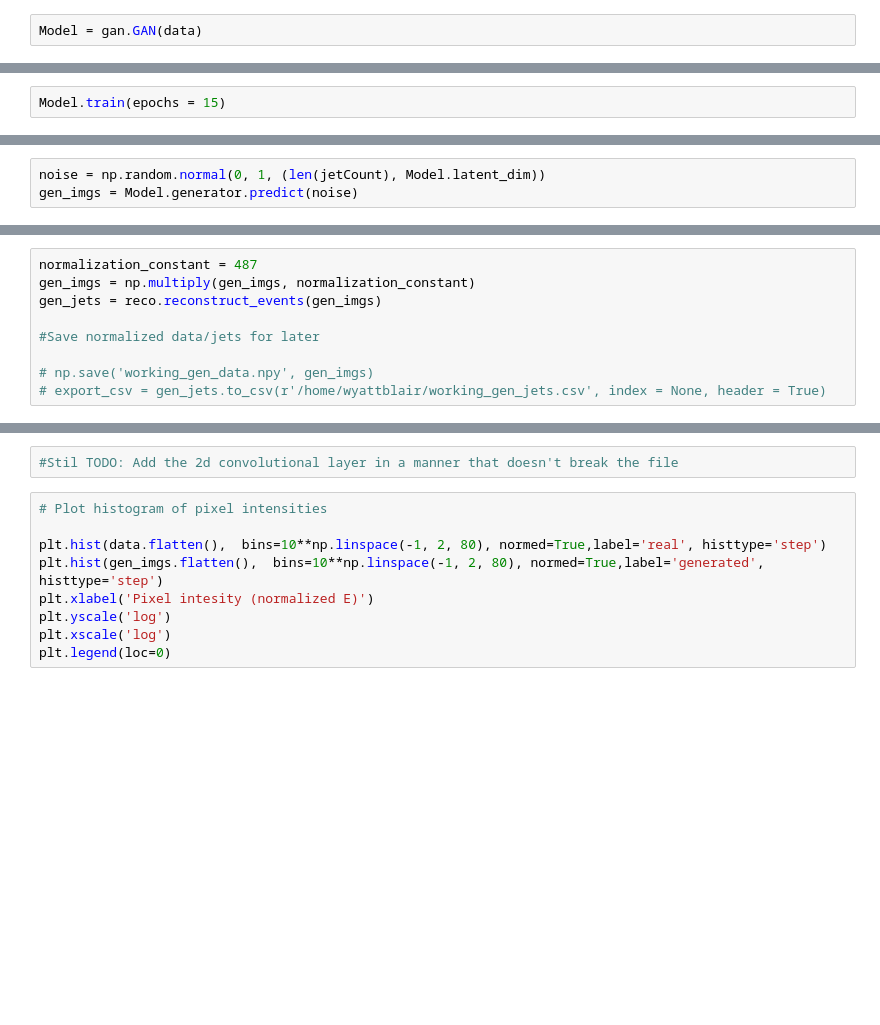
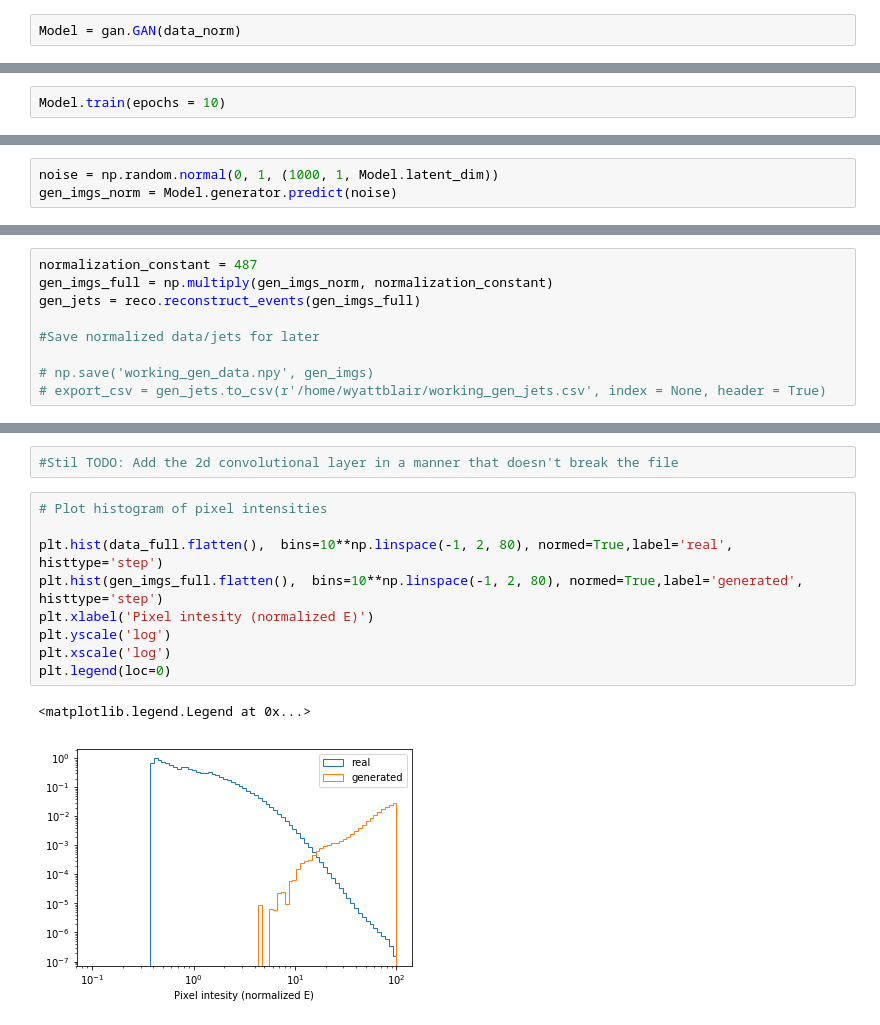
Before and after one commit to WyattBlair77/DataExploration, a Jupyter notebook: Preliminary_GAN.ipynb, the cells around one changed output, grey strips where cells are left out. Cells and saved outputs as stored; diff of their text form; blank space fills up the shorter version.

```diff
--- a/Preliminary_GAN.ipynb
+++ b/Preliminary_GAN.ipynb
@@ -123,5 +126,5 @@ plt.figure()
 # %% [markdown]
 ### Keras
 # %%
-Model = gan.GAN(data)
+Model = gan.GAN(data_norm)
 # %% [output]
@@ -145,3 +148,3 @@ _________________________________________________________________
 # %%
-Model.train(epochs = 15)
+Model.train(epochs = 10)
 # %% [output]
@@ -151,6 +161,6 @@ ValueError: If your data is in the form of symbolic tensors, you should specify
 # %%
-noise = np.random.normal(0, 1, (len(jetCount), Model.latent_dim))
-gen_imgs = Model.generator.predict(noise)
+noise = np.random.normal(0, 1, (1000, 1, Model.latent_dim))
+gen_imgs_norm = Model.generator.predict(noise)
 # %% [markdown]
 ### Tensforflow
 # %%
@@ -186,8 +196,8 @@ gen_imgs = Model.generator.predict(noise)
 # Normalize generated data:
 # %%
 normalization_constant = 487
-gen_imgs = np.multiply(gen_imgs, normalization_constant)
-gen_jets = reco.reconstruct_events(gen_imgs)
+gen_imgs_full = np.multiply(gen_imgs_norm, normalization_constant)
+gen_jets = reco.reconstruct_events(gen_imgs_full)
 
 #Save normalized data/jets for later
 
@@ -247,11 +258,14 @@ plt.figure()
 # %%
 # Plot histogram of pixel intensities
 
-plt.hist(data.flatten(),  bins=10**np.linspace(-1, 2, 80), normed=True,label='real', histtype='step')
-plt.hist(gen_imgs.flatten(),  bins=10**np.linspace(-1, 2, 80), normed=True,label='generated', histtype='step')
+plt.hist(data_full.flatten(),  bins=10**np.linspace(-1, 2, 80), normed=True,label='real', histtype='step')
+plt.hist(gen_imgs_full.flatten(),  bins=10**np.linspace(-1, 2, 80), normed=True,label='generated', histtype='step')
 plt.xlabel('Pixel intesity (normalized E)')
 plt.yscale('log')
 plt.xscale('log')
 plt.legend(loc=0)
+# %% [output]
+<matplotlib.legend.Legend at 0x...>
+[figure, added]
 # %%
 #Populate a list with 9 events from a chosen part of the data set (chosen via sample_seed)
```
Also changed, not shown: parts of 10 cells of this notebook, 2 other files.
